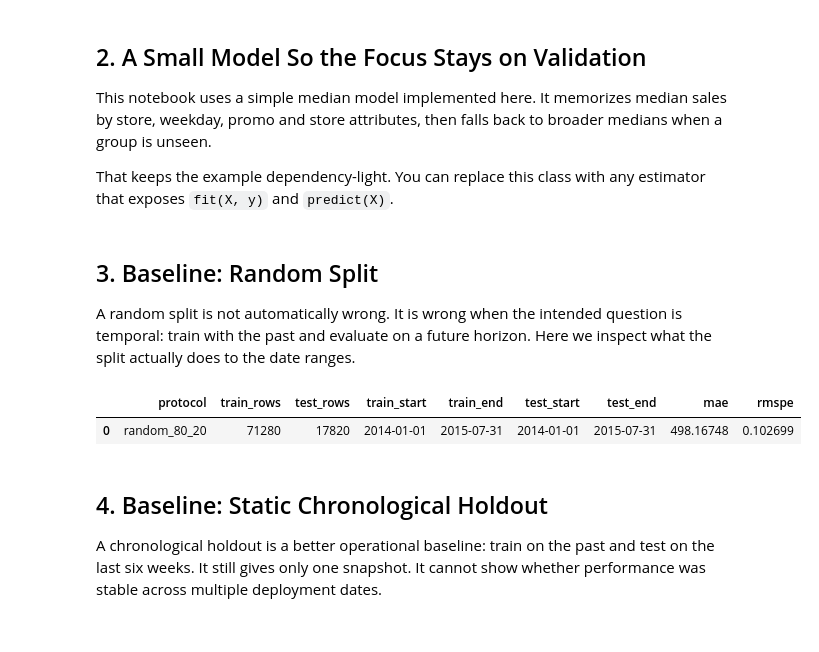
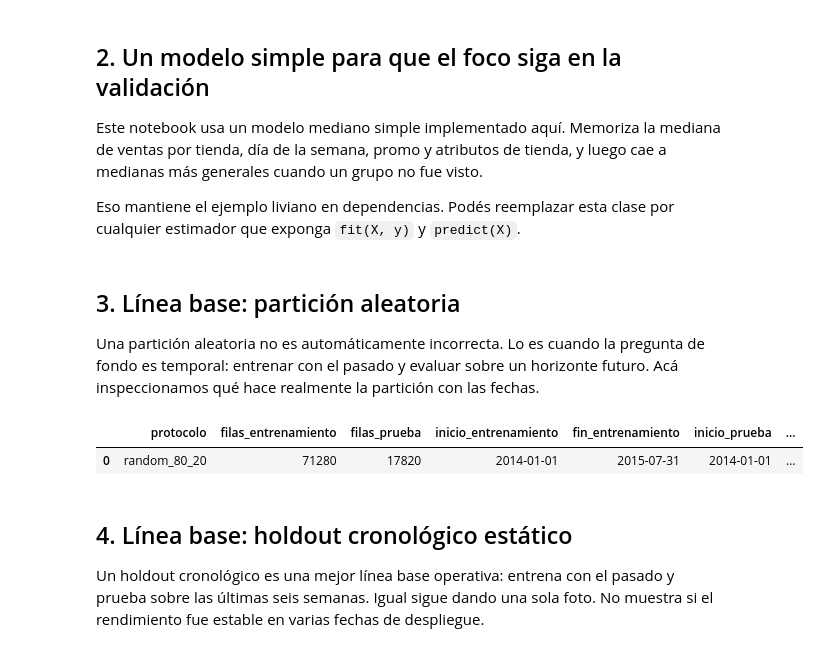
Before and after one commit to marmurar/jano, a Jupyter notebook: notebooks/rossmann_temporal_validation.ipynb, the cells around one changed output. Saved outputs shown, nothing was run; the diff lists cells and outputs as text; code cells hidden in the pictures.

```diff
--- a/notebooks/rossmann_temporal_validation.ipynb
+++ b/notebooks/rossmann_temporal_validation.ipynb
@@ -138,7 +138,7 @@ def build_synthetic_rossmann_frame(
     end: str = "2015-07-31",
     seed: int = RANDOM_SEED,
 ) -> pd.DataFrame:
-    """Create a deterministic Rossmann-like daily panel when Kaggle files are unavailable."""
+    """Crear un panel diario determinista similar a Rossmann cuando no hay archivos de Kaggle disponibles."""
     rng = np.random.default_rng(seed)
     dates = pd.date_range(start, end, freq="D")
     store_ids = np.arange(1, stores + 1)
@@ -210,7 +210,7 @@ def load_rossmann_frame(store_limit: int = 180) -> pd.DataFrame:
 
 
 rossmann = load_rossmann_frame(store_limit=180)
-print("Dataset source:", DATASET_SOURCE)
+print("Fuente del dataset:", DATASET_SOURCE)
 print(f"rows={len(rossmann):,} stores={rossmann['Store'].nunique():,} date_range={rossmann['Date'].min().date()} -> {rossmann['Date'].max().date()}")
 display(rossmann.head())
 # %% [output]
@@ -223,11 +223,11 @@ rows=89,100 stores=180 date_range=2014-01-01 -> 2015-07-31
 | 3 | 2014-01-01 | 4 | c | a | 1287.0 | 3 | 1 | 1 | 1 | ... |
 | 4 | 2014-01-01 | 5 | a | c | 3736.0 | 3 | 1 | 1 | 1 | ... |
 # %% [markdown]
-## 2. A Small Model So the Focus Stays on Validation
+## 2. Un modelo simple para que el foco siga en la validación
 
-This notebook uses a simple median model implemented here. It memorizes median sales by store, weekday, promo and store attributes, then falls back to broader medians when a group is unseen.
+Este notebook usa un modelo mediano simple implementado aquí. Memoriza la mediana de ventas por tienda, día de la semana, promo y atributos de tienda, y luego cae a medianas más generales cuando un grupo no fue visto.
 
-That keeps the example dependency-light. You can replace this class with any estimator that exposes `fit(X, y)` and `predict(X)`.
+Eso mantiene el ejemplo liviano en dependencias. Podés reemplazar esta clase por cualquier estimador que exponga `fit(X, y)` y `predict(X)`.
 # %%
 FEATURE_COLS = [
     "Store",
@@ -289,44 +289,56 @@ model = GroupMedianRegressor(
     fallback_cols=["Store", "DayOfWeek", "Promo"],
 )
 # %% [markdown]
-## 3. Baseline: Random Split
+## 3. Línea base: partición aleatoria
 
-A random split is not automatically wrong. It is wrong when the intended question is temporal: train with the past and evaluate on a future horizon. Here we inspect what the split actually does to the date ranges.
+Una partición aleatoria no es automáticamente incorrecta. Lo es cuando la pregunta de fondo es temporal: entrenar con el pasado y evaluar sobre un horizonte futuro. Acá inspeccionamos qué hace realmente la partición con las fechas.
 # %%
 def evaluate_indices(name: str, frame: pd.DataFrame, train_idx: np.ndarray, test_idx: np.ndarray) -> dict[str, object]:
     estimator = GroupMedianRegressor(
         group_cols=["Store", "DayOfWeek", "Promo", "SchoolHoliday", "StateHoliday"],
         fallback_cols=["Store", "DayOfWeek", "Promo"],
     )
     train = frame.iloc[train_idx]
     test = frame.iloc[test_idx]
     estimator.fit(train[FEATURE_COLS], train["Sales"])
     prediction = estimator.predict(test[FEATURE_COLS])
     return {
         "protocol": name,
         "train_rows": len(train),
         "test_rows": len(test),
         "train_start": train["Date"].min(),
         "train_end": train["Date"].max(),
         "test_start": test["Date"].min(),
         "test_end": test["Date"].max(),
         "mae": mae(test["Sales"], prediction),
         "rmspe": rmspe(test["Sales"], prediction),
     }
 
 
 rng = np.random.default_rng(RANDOM_SEED)
 indices = rng.permutation(len(rossmann))
 cut = int(len(indices) * 0.8)
 random_result = evaluate_indices("random_80_20", rossmann, indices[:cut], indices[cut:])
-display(pd.DataFrame([random_result]))
+display(
+    pd.DataFrame([random_result]).rename(
+        columns={
+            "protocol": "protocolo",
+            "train_rows": "filas_entrenamiento",
+            "test_rows": "filas_prueba",
+            "train_start": "inicio_entrenamiento",
+            "train_end": "fin_entrenamiento",
+            "test_start": "inicio_prueba",
+            "test_end": "fin_prueba",
+        }
+    )
+)
 # %% [output]
-|  | protocol | train_rows | test_rows | train_start | train_end | test_start | test_end | mae | rmspe |
-| 0 | random_80_20 | 71280 | 17820 | 2014-01-01 | 2015-07-31 | 2014-01-01 | 2015-07-31 | 498.16748 | 0.102699 |
+|  | protocolo | filas_entrenamiento | filas_prueba | inicio_entrenamiento | fin_entrenamiento | inicio_prueba | ... |
+| 0 | random_80_20 | 71280 | 17820 | 2014-01-01 | 2015-07-31 | 2014-01-01 | ... |
 # %% [markdown]
-## 4. Baseline: Static Chronological Holdout
+## 4. Línea base: holdout cronológico estático
 
-A chronological holdout is a better operational baseline: train on the past and test on the last six weeks. It still gives only one snapshot. It cannot show whether performance was stable across multiple deployment dates.
+Un holdout cronológico es una mejor línea base operativa: entrena con el pasado y prueba sobre las últimas seis semanas. Igual sigue dando una sola foto. No muestra si el rendimiento fue estable en varias fechas de despliegue.
 # %%
 holdout_days = 42
 holdout_start = rossmann["Date"].max() - pd.Timedelta(days=holdout_days - 1)
```
Also changed, not shown: parts of 16 cells of this notebook, 12 other files.
